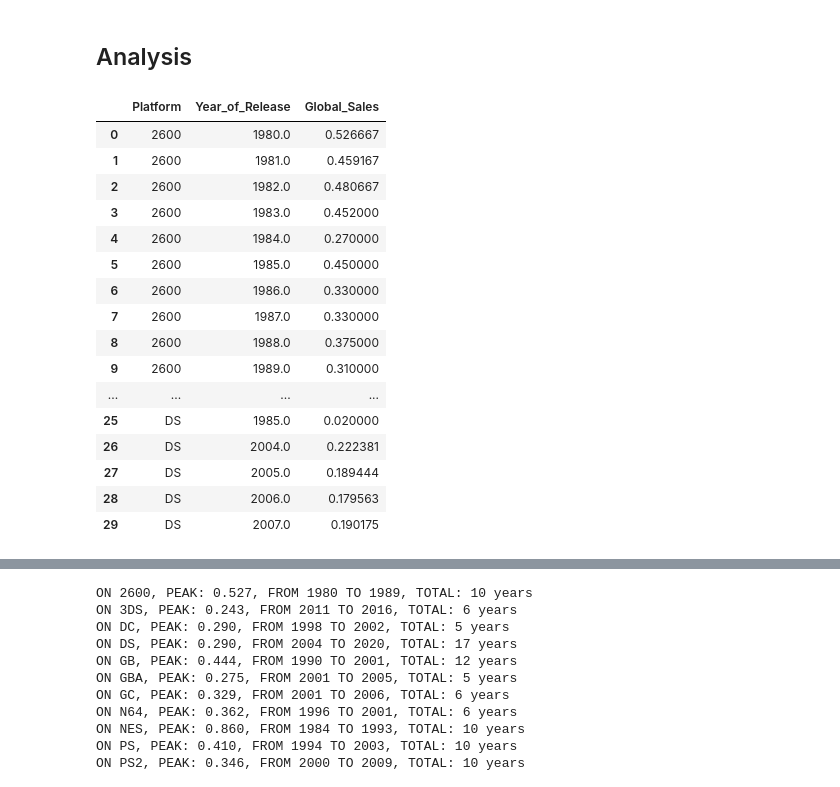
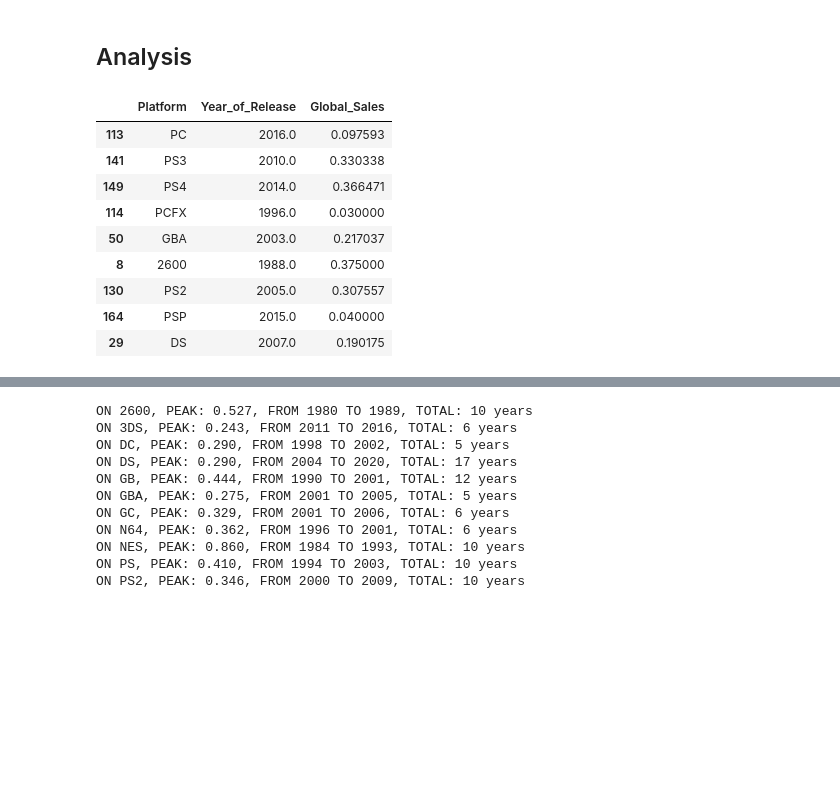
Before and after one commit to GhiathAjam/Analysis-of-Video-Games-Sales, a Jupyter notebook: Analysis/ExploratoryQuestions/Q3.ipynb, the cells around one changed output, grey strips where cells are left out. Saved outputs shown, nothing was run; the diff lists cells and outputs as text; code cells hidden in the pictures; blank space fills up the shorter version.

```diff
--- a/Analysis/ExploratoryQuestions/Q3.ipynb
+++ b/Analysis/ExploratoryQuestions/Q3.ipynb
@@ -143,24 +139,17 @@ plt_hist(df=df, col='Year_of_Release', title='Year_of_Release')
 # %% [markdown]
 ## Analysis
 # %%
-# Group By Platform and Year_of_Release, then sum all sales
+# Group By Platform and Year_of_Release, then average all sales
 df2 = df.groupby(['Platform', 'Year_of_Release'], as_index=False).mean()
-df2.head(n=30)
+df2.sample(n=9)
 # %% [output]
 |  | Platform | Year_of_Release | Global_Sales |
-| 0 | 2600 | 1980.0 | 0.526667 |
-| 1 | 2600 | 1981.0 | 0.459167 |
-| 2 | 2600 | 1982.0 | 0.480667 |
-| 3 | 2600 | 1983.0 | 0.452000 |
-| 4 | 2600 | 1984.0 | 0.270000 |
-| 5 | 2600 | 1985.0 | 0.450000 |
-| 6 | 2600 | 1986.0 | 0.330000 |
-| 7 | 2600 | 1987.0 | 0.330000 |
+| 113 | PC | 2016.0 | 0.097593 |
+| 141 | PS3 | 2010.0 | 0.330338 |
+| 149 | PS4 | 2014.0 | 0.366471 |
+| 114 | PCFX | 1996.0 | 0.030000 |
+| 50 | GBA | 2003.0 | 0.217037 |
 | 8 | 2600 | 1988.0 | 0.375000 |
-| 9 | 2600 | 1989.0 | 0.310000 |
-| ... | ... | ... | ... |
-| 25 | DS | 1985.0 | 0.020000 |
-| 26 | DS | 2004.0 | 0.222381 |
-| 27 | DS | 2005.0 | 0.189444 |
-| 28 | DS | 2006.0 | 0.179563 |
+| 130 | PS2 | 2005.0 | 0.307557 |
+| 164 | PSP | 2015.0 | 0.040000 |
 | 29 | DS | 2007.0 | 0.190175 |
```
Also changed, not shown: parts of 12 cells of this notebook, 2 other files.
